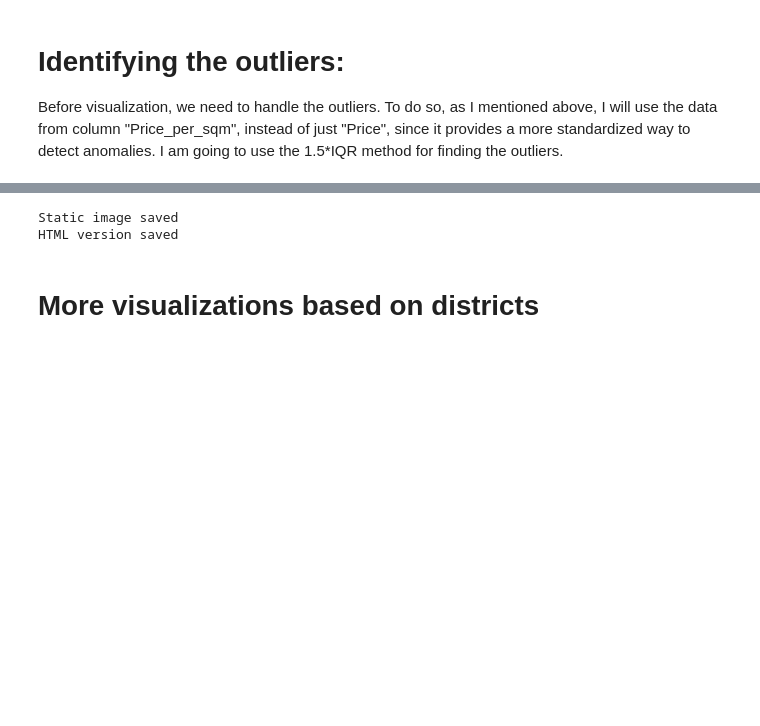
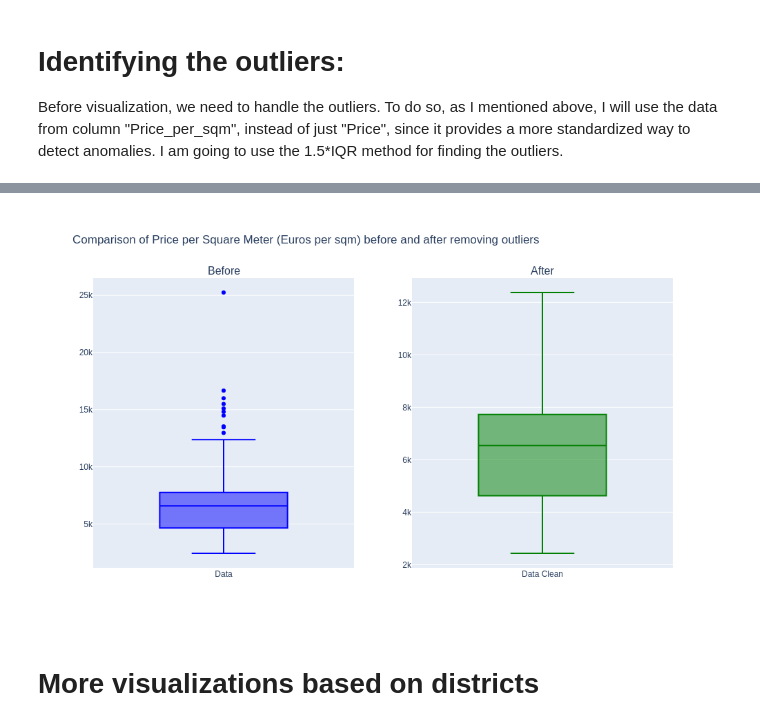
Before and after one commit to daryaAr/Amsterdam_real_estate_Aug2021, a Jupyter notebook: Amsterdam_real_estate_districs_Statistical_insight.ipynb, the cells around one changed output, grey strips where cells are left out. Cells and saved outputs as stored; diff of their text form; code cells hidden in the pictures; blank space fills up the shorter version.

```diff
--- a/Amsterdam_real_estate_districs_Statistical_insight.ipynb
+++ b/Amsterdam_real_estate_districs_Statistical_insight.ipynb
@@ -327,39 +327,38 @@ data_clean.to_csv(file_path + 'data_clean.csv', index=False)
 # %%
 import kaleido
 
-fig = make_subplots(rows=1, cols=2, subplot_titles=('Before', 'After'))
+fig1 = make_subplots(rows=1, cols=2, subplot_titles=('Before', 'After'))
 
-fig.add_trace(
+fig1.add_trace(
     go.Box(y=data['Price_per_sqm'], name='Data', marker_color='blue'),
     row=1, col=1
 )
 
-fig.add_trace(
+fig1.add_trace(
     go.Box(y=data_clean['Price_per_sqm'], name='Data Clean', marker_color='green'),
     row=1, col=2
 )
 
 
-fig.update_layout(
+fig1.update_layout(
     title_text='Comparison of Price per Square Meter (Euros per sqm) before and after removing outliers',
     width=1000,
     height=600,
     showlegend=False
 )
-fig.show()
+fig1.show()
 # %% [output]
 [interactive output not drawn]
 # %%
-stattic_comp_outlier_ratio = os.path.join(plot_path, 'comp_outlier_ratio.png')
-pio.write_image(fig, file=stattic_comp_outlier_ratio, format='png')
-print(f"Static image saved")
+stattic_comp_outlier_ratio = plot_path + 'comp_outlier_ratio.png'
+pio.write_image(fig1, file=stattic_comp_outlier_ratio, format='png')
 
 html_comp_outlier_ratio = os.path.join(plot_path, 'comp_outlier_ratio.html')
-pio.write_html(fig, file=html_comp_outlier_ratio, auto_open=False)
-print(f"HTML version saved")
+pio.write_html(fig1, file=html_comp_outlier_ratio, auto_open=False)
+
+display(Image(stattic_comp_outlier_ratio))
 # %% [output]
-Static image saved
-HTML version saved
+[figure, added]
 # %% [markdown]
 # More visualizations based on districts
 # %%
```
Also changed, not shown: parts of 8 cells of this notebook.
